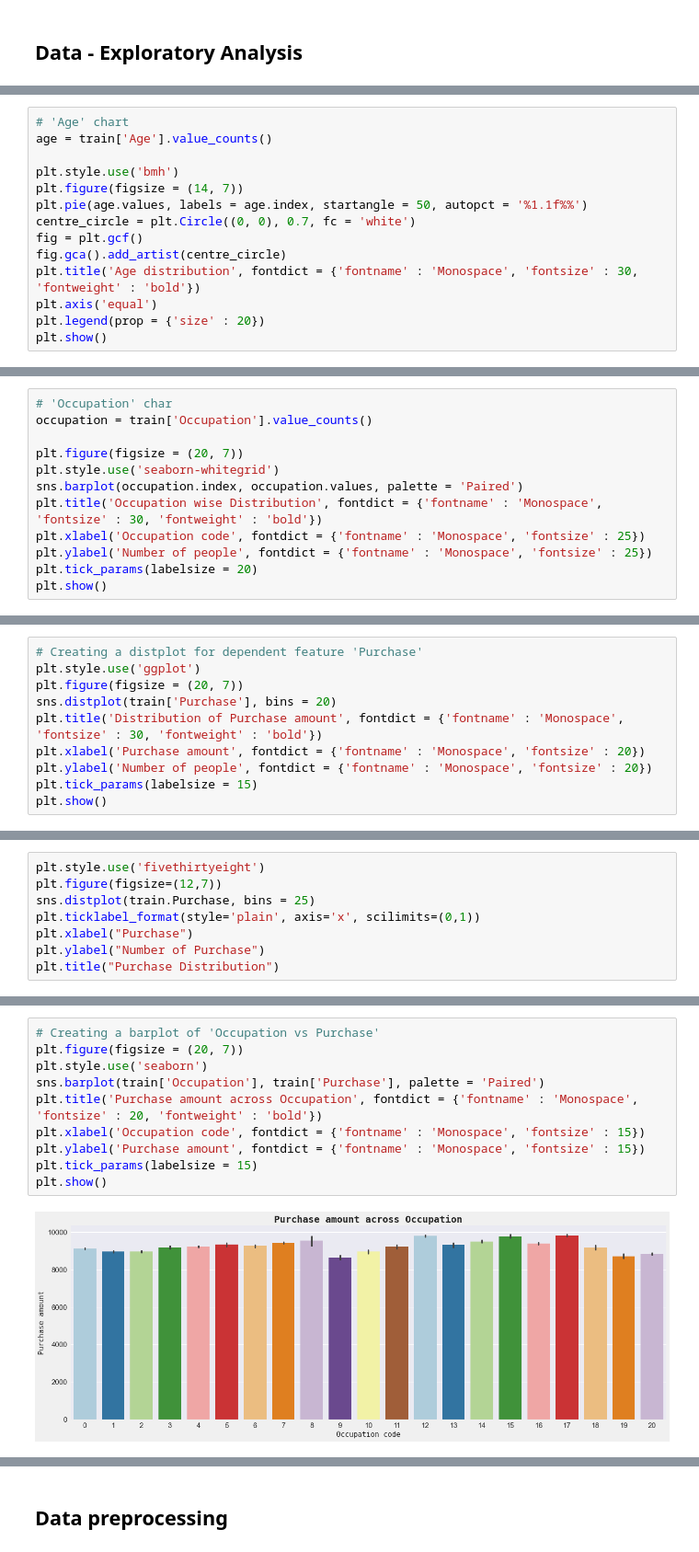
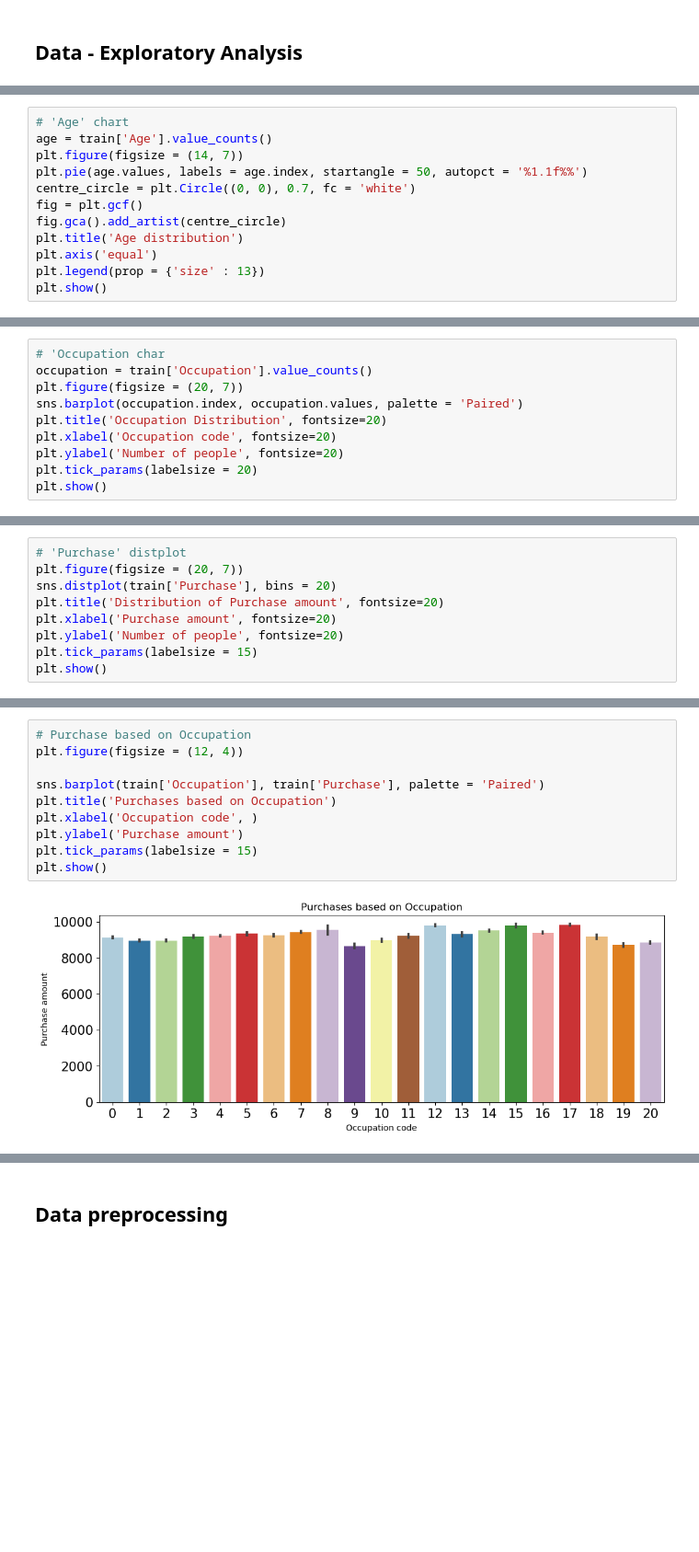
Before and after one commit to jpolakov/Group16_GroupProject__ML_UoW, a Jupyter notebook: G16_ML_BlackFridaySalesPrediction.ipynb, the cells around one changed output, grey strips where cells are left out. Shown at 92% size. Cells and saved outputs as stored; diff of their text form; blank space fills up the shorter version.

```diff
--- a/G16_ML_BlackFridaySalesPrediction.ipynb
+++ b/G16_ML_BlackFridaySalesPrediction.ipynb
@@ -192,15 +191,13 @@ plt.show()
 # %%
 # 'Age' chart
 age = train['Age'].value_counts()
-
-plt.style.use('bmh')
 plt.figure(figsize = (14, 7))
 plt.pie(age.values, labels = age.index, startangle = 50, autopct = '%1.1f%%')
 centre_circle = plt.Circle((0, 0), 0.7, fc = 'white')
 fig = plt.gcf()
 fig.gca().add_artist(centre_circle)
-plt.title('Age distribution', fontdict = {'fontname' : 'Monospace', 'fontsize' : 30, 'fontweight' : 'bold'})
+plt.title('Age distribution')
 plt.axis('equal')
-plt.legend(prop = {'size' : 20})
+plt.legend(prop = {'size' : 13})
 plt.show()
 # %% [output]
@@ -222,13 +224,11 @@ plt.show()
 # %%
-# 'Occupation' char
+# 'Occupation char
 occupation = train['Occupation'].value_counts()
-
 plt.figure(figsize = (20, 7))
-plt.style.use('seaborn-whitegrid')
 sns.barplot(occupation.index, occupation.values, palette = 'Paired')
-plt.title('Occupation wise Distribution', fontdict = {'fontname' : 'Monospace', 'fontsize' : 30, 'fontweight' : 'bold'})
-plt.xlabel('Occupation code', fontdict = {'fontname' : 'Monospace', 'fontsize' : 25})
-plt.ylabel('Number of people', fontdict = {'fontname' : 'Monospace', 'fontsize' : 25})
+plt.title('Occupation Distribution', fontsize=20)
+plt.xlabel('Occupation code', fontsize=20)
+plt.ylabel('Number of people', fontsize=20)
 plt.tick_params(labelsize = 20)
 plt.show()
 # %% [output]
@@ -236,11 +236,10 @@ plt.show()
 # %%
-# Creating a distplot for dependent feature 'Purchase'
-plt.style.use('ggplot')
+# 'Purchase' distplot
 plt.figure(figsize = (20, 7))
 sns.distplot(train['Purchase'], bins = 20)
-plt.title('Distribution of Purchase amount', fontdict = {'fontname' : 'Monospace', 'fontsize' : 30, 'fontweight' : 'bold'})
-plt.xlabel('Purchase amount', fontdict = {'fontname' : 'Monospace', 'fontsize' : 20})
-plt.ylabel('Number of people', fontdict = {'fontname' : 'Monospace', 'fontsize' : 20})
+plt.title('Distribution of Purchase amount', fontsize=20)
+plt.xlabel('Purchase amount', fontsize=20)
+plt.ylabel('Number of people', fontsize=20)
 plt.tick_params(labelsize = 15)
 plt.show()
 # %% [output]
@@ -248,8 +246,0 @@ plt.show()
-# %%
-plt.style.use('fivethirtyeight')
-plt.figure(figsize=(12,7))
-sns.distplot(train.Purchase, bins = 25)
-plt.ticklabel_format(style='plain', axis='x', scilimits=(0,1))
-plt.xlabel("Purchase")
-plt.ylabel("Number of Purchase")
-plt.title("Purchase Distribution")
@@ -259,13 +247,13 @@ Text(0.5, 1.0, 'Purchase Distribution')
 # %%
-# Creating a barplot of 'Occupation vs Purchase'
-plt.figure(figsize = (20, 7))
-plt.style.use('seaborn')
+# Purchase based on Occupation
+plt.figure(figsize = (12, 4))
+
 sns.barplot(train['Occupation'], train['Purchase'], palette = 'Paired')
-plt.title('Purchase amount across Occupation', fontdict = {'fontname' : 'Monospace', 'fontsize' : 20, 'fontweight' : 'bold'})
-plt.xlabel('Occupation code', fontdict = {'fontname' : 'Monospace', 'fontsize' : 15})
-plt.ylabel('Purchase amount', fontdict = {'fontname' : 'Monospace', 'fontsize' : 15})
+plt.title('Purchases based on Occupation')
+plt.xlabel('Occupation code', )
+plt.ylabel('Purchase amount')
 plt.tick_params(labelsize = 15)
 plt.show()
 # %% [output]
-[figure, old version]
+[figure, new version]
 # %%
```
Also changed, not shown: parts of 24 cells of this notebook.
